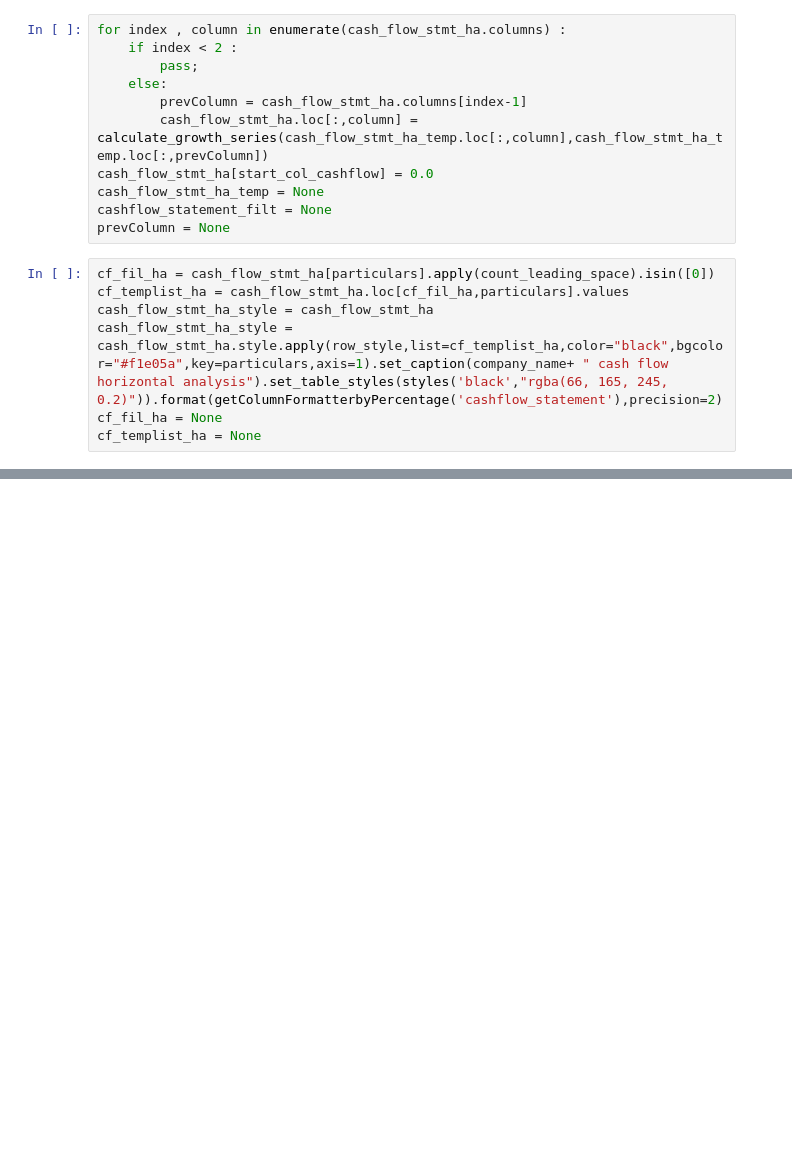
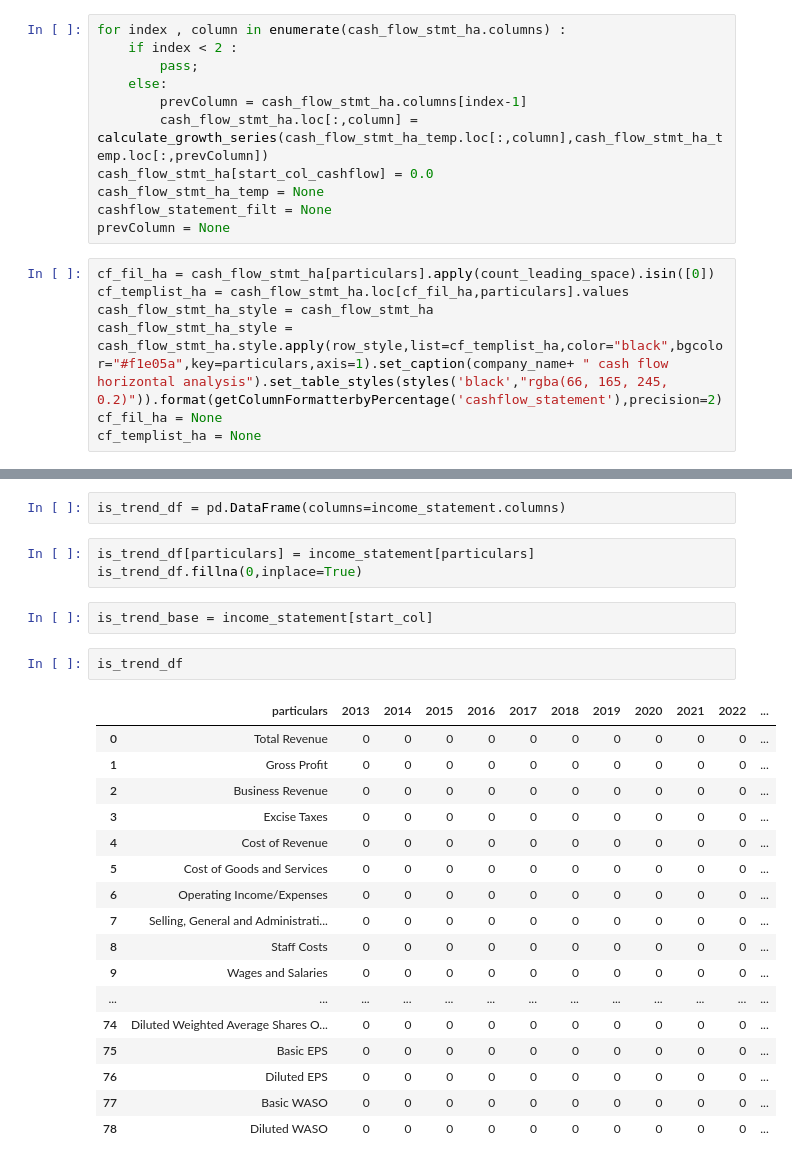
Before and after one commit to suraj49470/data-science, a Jupyter notebook: pandas-learnings/tcs-learning.ipynb, the cells around one changed output, grey strips where cells are left out. Cells and saved outputs as stored; diff of their text form; blank space fills up the shorter version.

```diff
--- a/pandas-learnings/tcs-learning.ipynb
+++ b/pandas-learnings/tcs-learning.ipynb
@@ -342,0 +268,27 @@ MASTEK cash flow horizontal analysis
+# %%
+is_trend_df = pd.DataFrame(columns=income_statement.columns)
+# %%
+is_trend_df[particulars] = income_statement[particulars]
+is_trend_df.fillna(0,inplace=True)
+# %%
+is_trend_base = income_statement[start_col]
+# %%
+is_trend_df
+# %% [output]
+|  | particulars | 2013 | 2014 | 2015 | 2016 | 2017 | 2018 | 2019 | 2020 | 2021 | 2022 | ... |
+| 0 | Total Revenue | 0 | 0 | 0 | 0 | 0 | 0 | 0 | 0 | 0 | 0 | ... |
+| 1 | Gross Profit | 0 | 0 | 0 | 0 | 0 | 0 | 0 | 0 | 0 | 0 | ... |
+| 2 | Business Revenue | 0 | 0 | 0 | 0 | 0 | 0 | 0 | 0 | 0 | 0 | ... |
+| 3 | Excise Taxes | 0 | 0 | 0 | 0 | 0 | 0 | 0 | 0 | 0 | 0 | ... |
+| 4 | Cost of Revenue | 0 | 0 | 0 | 0 | 0 | 0 | 0 | 0 | 0 | 0 | ... |
+| 5 | Cost of Goods and Services | 0 | 0 | 0 | 0 | 0 | 0 | 0 | 0 | 0 | 0 | ... |
+| 6 | Operating Income/Expenses | 0 | 0 | 0 | 0 | 0 | 0 | 0 | 0 | 0 | 0 | ... |
+| 7 | Selling, General and Administrati... | 0 | 0 | 0 | 0 | 0 | 0 | 0 | 0 | 0 | 0 | ... |
+| 8 | Staff Costs | 0 | 0 | 0 | 0 | 0 | 0 | 0 | 0 | 0 | 0 | ... |
+| 9 | Wages and Salaries | 0 | 0 | 0 | 0 | 0 | 0 | 0 | 0 | 0 | 0 | ... |
+| ... | ... | ... | ... | ... | ... | ... | ... | ... | ... | ... | ... | ... |
+| 74 | Diluted Weighted Average Shares O... | 0 | 0 | 0 | 0 | 0 | 0 | 0 | 0 | 0 | 0 | ... |
+| 75 | Basic EPS | 0 | 0 | 0 | 0 | 0 | 0 | 0 | 0 | 0 | 0 | ... |
+| 76 | Diluted EPS | 0 | 0 | 0 | 0 | 0 | 0 | 0 | 0 | 0 | 0 | ... |
+| 77 | Basic WASO | 0 | 0 | 0 | 0 | 0 | 0 | 0 | 0 | 0 | 0 | ... |
+| 78 | Diluted WASO | 0 | 0 | 0 | 0 | 0 | 0 | 0 | 0 | 0 | 0 | ... |
```
Also changed, not shown: parts of 7 cells of this notebook, 1 other file.
